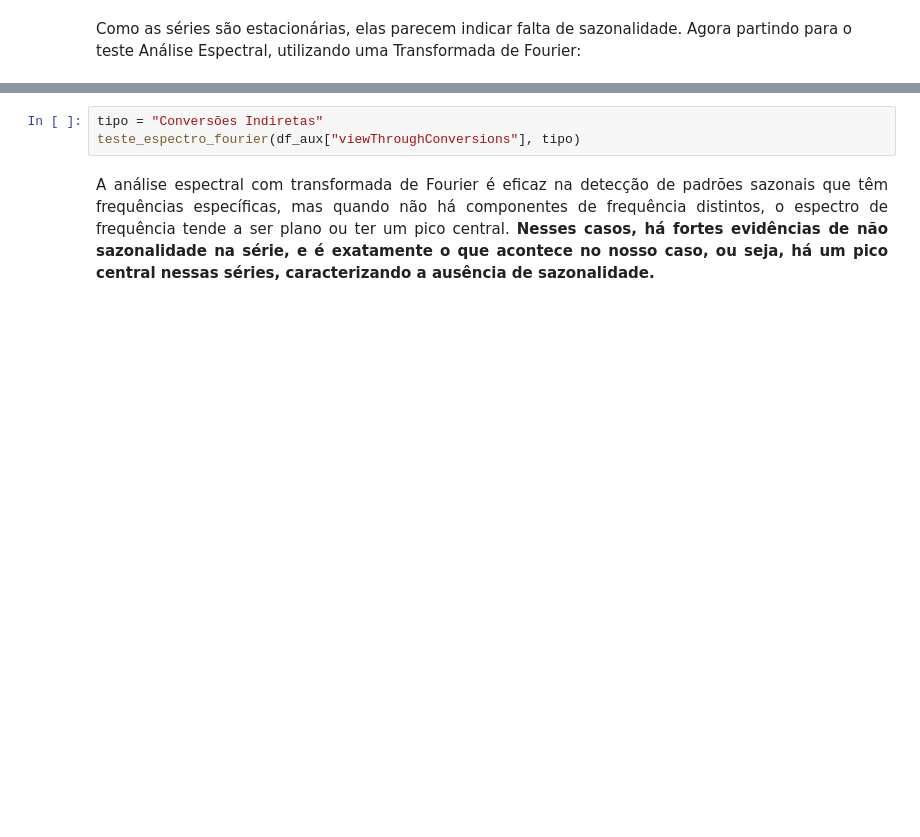
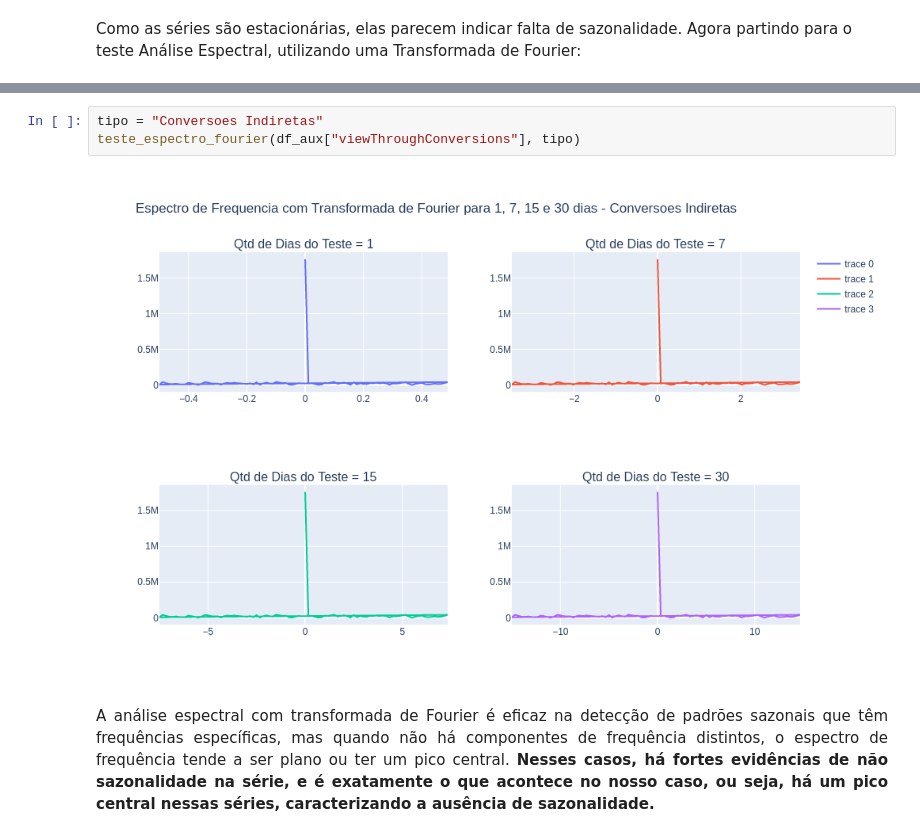
Before and after one commit to brunodifranco/bruno-case-tecnico-rbs, a Jupyter notebook: 12-10-2023-bruno-case-tecnico.ipynb, the cells around one changed output, grey strips where cells are left out. Cells and saved outputs as stored; diff of their text form; blank space fills up the shorter version.

```diff
--- a/12-10-2023-bruno-case-tecnico.ipynb
+++ b/12-10-2023-bruno-case-tecnico.ipynb
@@ -270,6 +297,8 @@ teste_espectro_fourier(df_aux["clickThroughConversions"], tipo)
 # %%
-tipo = "Conversões Indiretas"
+tipo = "Conversoes Indiretas"
 teste_espectro_fourier(df_aux["viewThroughConversions"], tipo)
+# %% [output]
+[figure, added]
 # %% [markdown]
 <p align="justify"> A análise espectral com transformada de Fourier é eficaz na detecção de padrões sazonais que têm frequências específicas, mas quando não há componentes de frequência distintos, o espectro de frequência tende a ser plano ou ter um pico central. <strong>Nesses casos, há fortes evidências de não sazonalidade na série, e é exatamente o que acontece no nosso caso, ou seja, há um pico central nessas séries, caracterizando a ausência de sazonalidade. </strong> </p>
 # %% [markdown]
```
Also changed, not shown: parts of 42 cells of this notebook, 1 other file.
